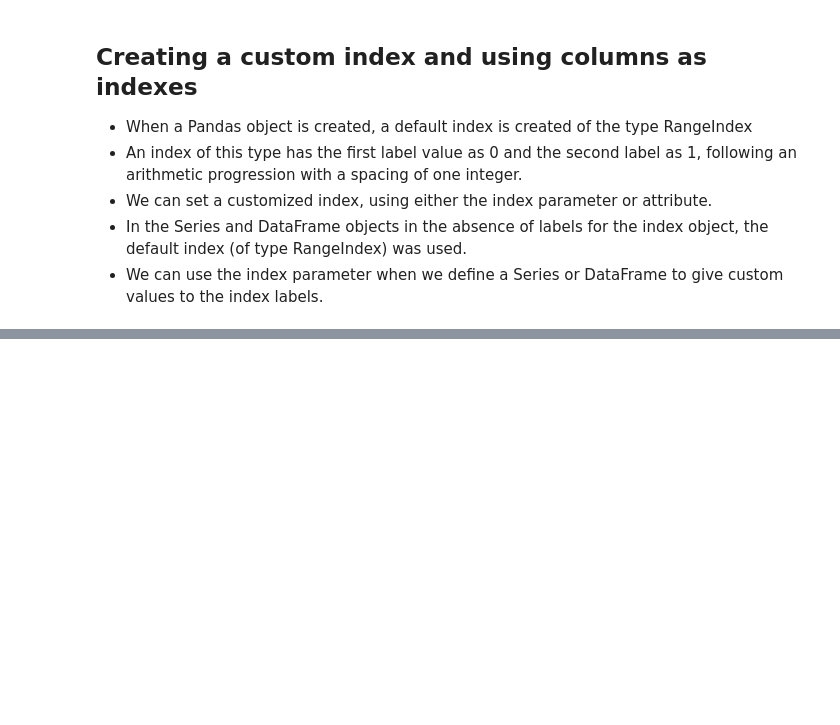
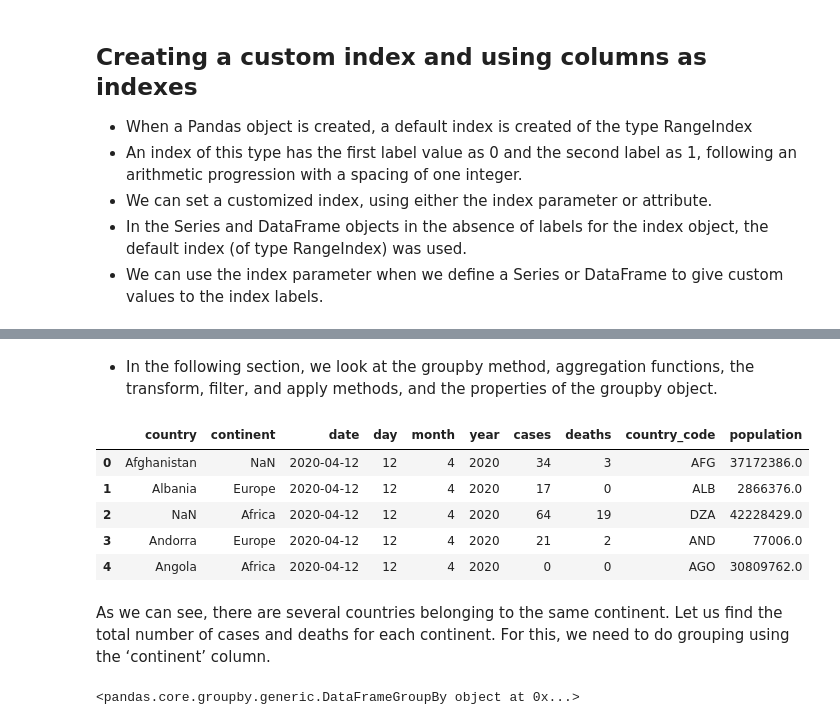
Before and after one commit to svkarthik86/Advanced-python, a Jupyter notebook: PandasLec.ipynb, the cells around one changed output, grey strips where cells are left out. Drawn from its saved outputs; the diff is of its cells as text; code cells hidden in the pictures; blank space fills up the shorter version.

```diff
--- a/PandasLec.ipynb
+++ b/PandasLec.ipynb
@@ -1481,0 +1535,21 @@ periodic_table=pd.DataFrame({'Element':['Hydrogen','Helium','Lithium','Beryllium
+# %% [markdown]
+- In the following section, we look at the groupby method, aggregation functions, the transform, filter, and apply methods, and the properties of the groupby object.
+# %%
+df=pd.read_csv('subset-covid-data.csv')
+df.head()
+# %% [output]
+|  | country | continent | date | day | month | year | cases | deaths | country_code | population |
+| 0 | Afghanistan | NaN | 2020-04-12 | 12 | 4 | 2020 | 34 | 3 | AFG | 37172386.0 |
+| 1 | Albania | Europe | 2020-04-12 | 12 | 4 | 2020 | 17 | 0 | ALB | 2866376.0 |
+| 2 | NaN | Africa | 2020-04-12 | 12 | 4 | 2020 | 64 | 19 | DZA | 42228429.0 |
+| 3 | Andorra | Europe | 2020-04-12 | 12 | 4 | 2020 | 21 | 2 | AND | 77006.0 |
+| 4 | Angola | Africa | 2020-04-12 | 12 | 4 | 2020 | 0 | 0 | AGO | 30809762.0 |
+# %% [markdown]
+As we can see, there are several countries belonging to the same continent.
+Let us find the total number of cases and deaths for each continent. For this, we need to do grouping using the ‘continent’ column.
+# %%
+#df.groupby('continent')['cases','deaths'].sum()
+x=df.groupby('continent')
+x
+# %% [output]
+<pandas.core.groupby.generic.DataFrameGroupBy object at 0x...>
```
Also changed, not shown: parts of 409 cells of this notebook.
